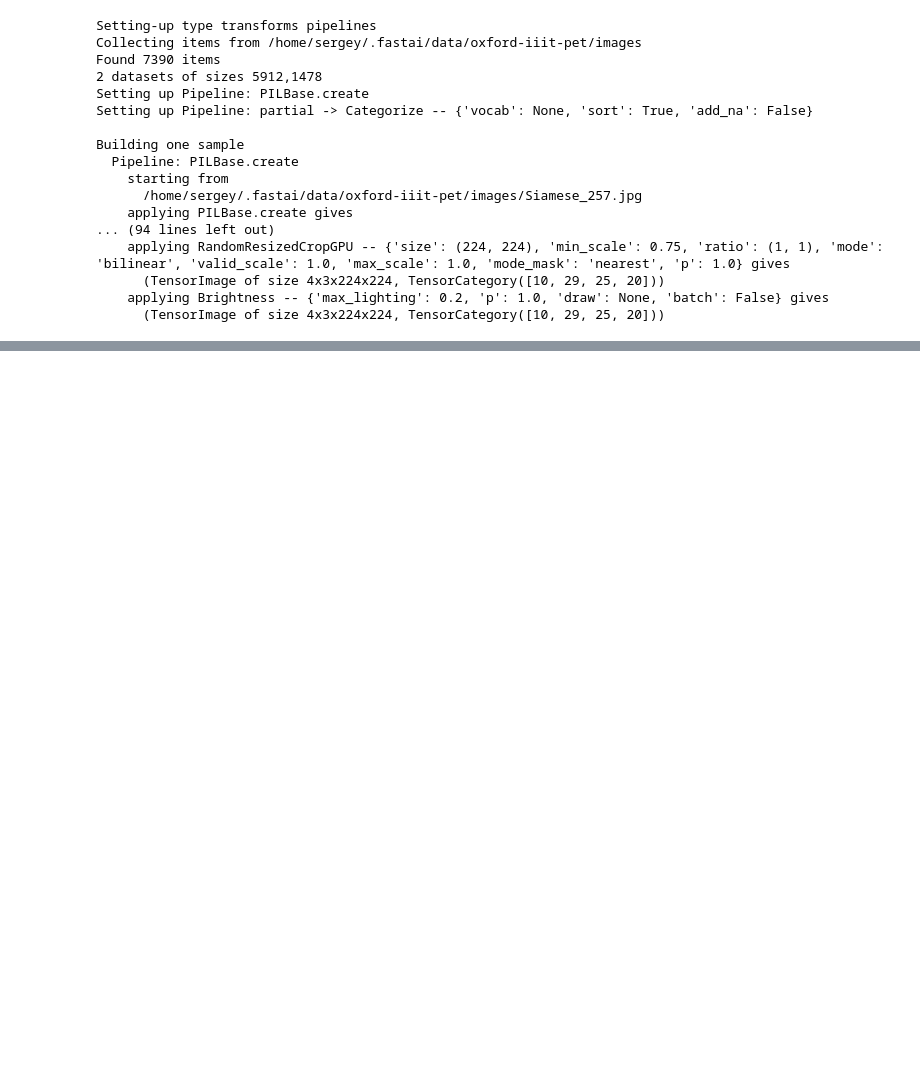
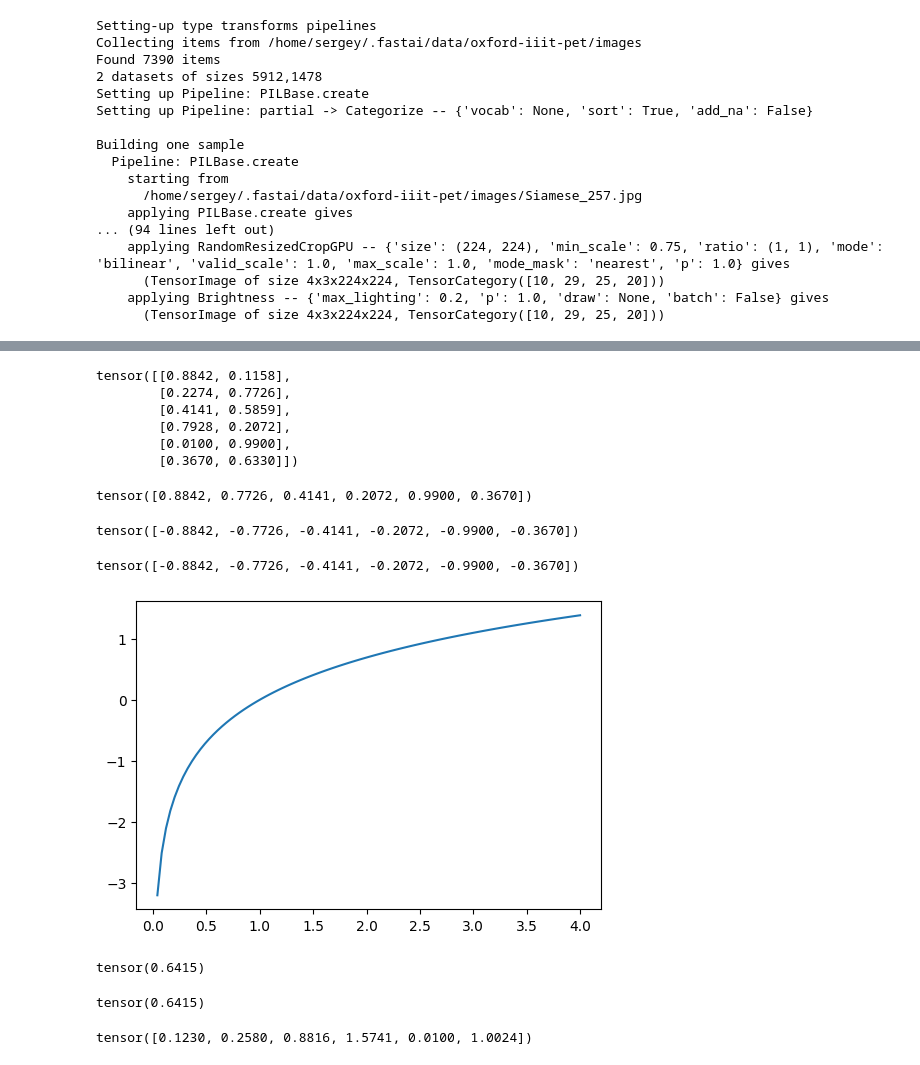
Before and after one commit to Sergo448/FastAI_PyTorch, a Jupyter notebook: notebooks/02_image_classificator.ipynb, the cells around one changed output, grey strips where cells are left out. Drawn from its saved outputs; the diff is of its cells as text; code cells hidden in the pictures; blank space fills up the shorter version.

```diff
--- a/notebooks/02_image_classificator.ipynb
+++ b/notebooks/02_image_classificator.ipynb
@@ -110,0 +202,27 @@ learn.fine_tune(0)
+# %%
+targ = tensor([0, 1, 0, 1, 1, 0])
+sm_acts
+# %% [output]
+tensor([[0.8842, 0.1158],
+        [0.2274, 0.7726],
+        [0.4141, 0.5859],
+        [0.7928, 0.2072],
+        [0.0100, 0.9900],
+        [0.3670, 0.6330]])
+# %%
+idx = range(6)
+sm_acts[idx, targ]
+# %% [output]
+tensor([0.8842, 0.7726, 0.4141, 0.2072, 0.9900, 0.3670])
+# %%
+-sm_acts[idx, targ]
+# %% [output]
+tensor([-0.8842, -0.7726, -0.4141, -0.2072, -0.9900, -0.3670])
+# %%
+F.nll_loss(sm_acts, targ, reduction='none')
+# %% [output]
+tensor([-0.8842, -0.7726, -0.4141, -0.2072, -0.9900, -0.3670])
+# %%
+plot_function(torch.log, min=0, max=4)
+# %% [output]
+[figure, added]
@@ -110,0 +233,17 @@ learn.fine_tune(0)
+# %%
+loss_func(acts, targ)
+# %% [output]
+tensor(0.6415)
+# %%
+F.cross_entropy(acts, targ)
+# %% [output]
+tensor(0.6415)
+# %%
+
+"""
+reduction='none' - означет, что отключили получение среднего
+показателя потерь для всех элементов
+"""
+nn.CrossEntropyLoss(reduction='none')(acts, targ)
+# %% [output]
+tensor([0.1230, 0.2580, 0.8816, 1.5741, 0.0100, 1.0024])
```
Also changed, not shown: parts of 18 cells of this notebook, 1 other file.
